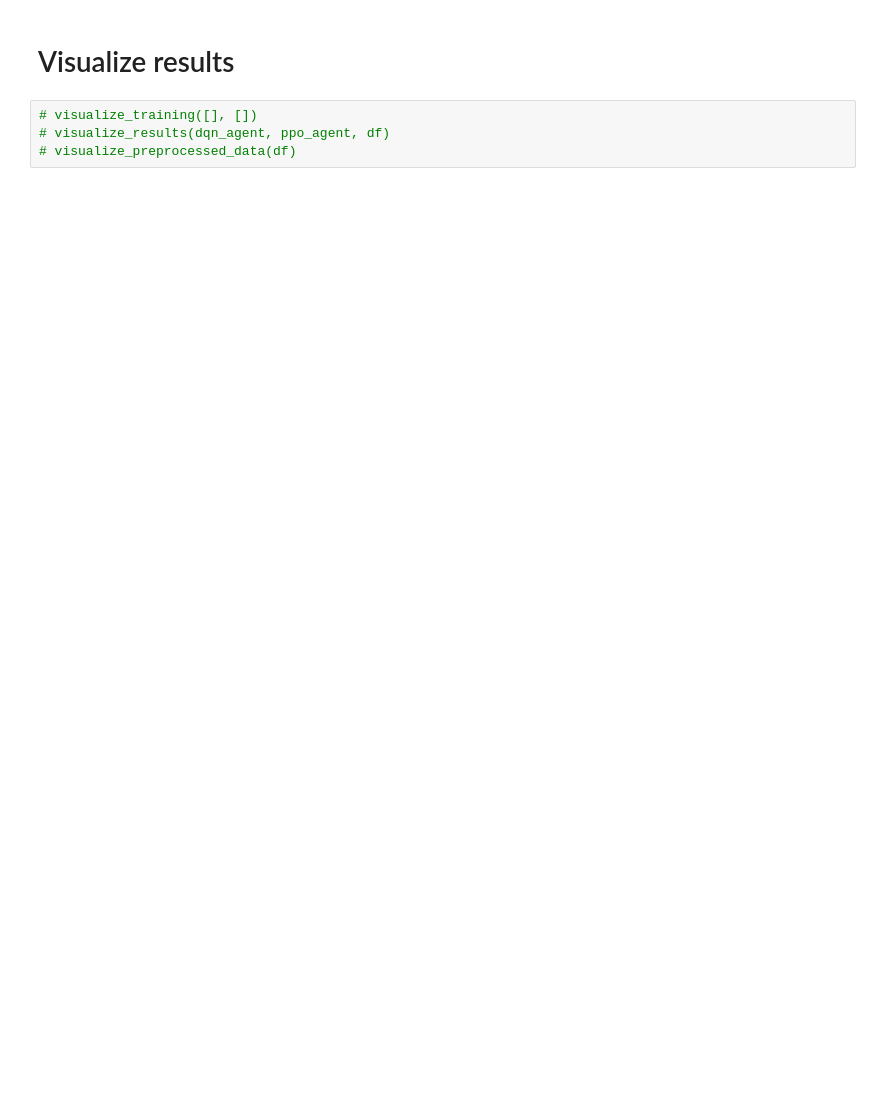
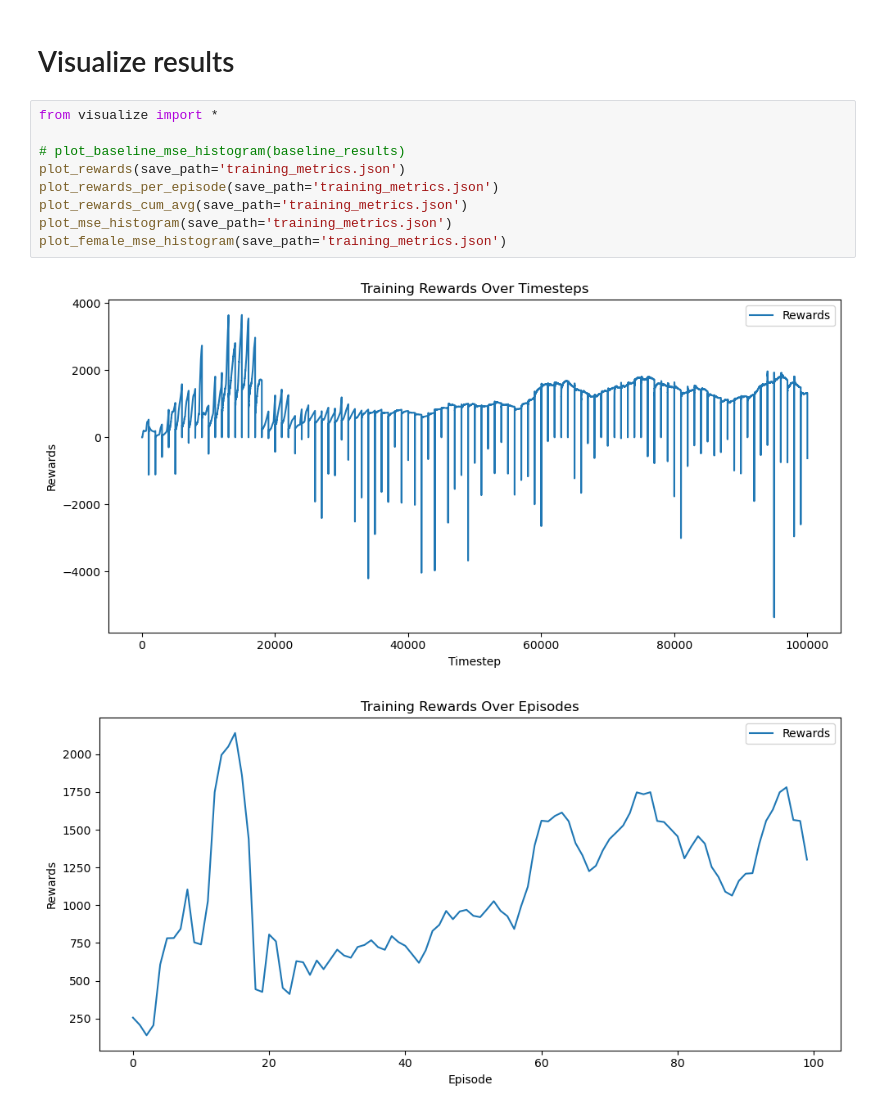
Before and after one commit to LucasHartmanWestern/cs_9170_project, a Jupyter notebook: main.ipynb, the cells around one changed output. Cells and saved outputs as stored; diff of their text form; blank space fills up the shorter version.

```diff
--- a/main.ipynb
+++ b/main.ipynb
@@ -469,6 +472,14 @@ Test Results | MSE: 52.056175231933594 | MAE: 5.383599281311035 | Female MSE: 3.
 # %% [markdown]
 # Visualize results
-# %%
-# visualize_training([], [])
-# visualize_results(dqn_agent, ppo_agent, df)
-# visualize_preprocessed_data(df)
+# %%
+from visualize import *
+
+# plot_baseline_mse_histogram(baseline_results)
+plot_rewards(save_path='training_metrics.json')
+plot_rewards_per_episode(save_path='training_metrics.json')
+plot_rewards_cum_avg(save_path='training_metrics.json')
+plot_mse_histogram(save_path='training_metrics.json')
+plot_female_mse_histogram(save_path='training_metrics.json')
+# %% [output]
+[figure, added]
+[figure, added]
```
Also changed, not shown: parts of 5 cells of this notebook, 4 other files.
